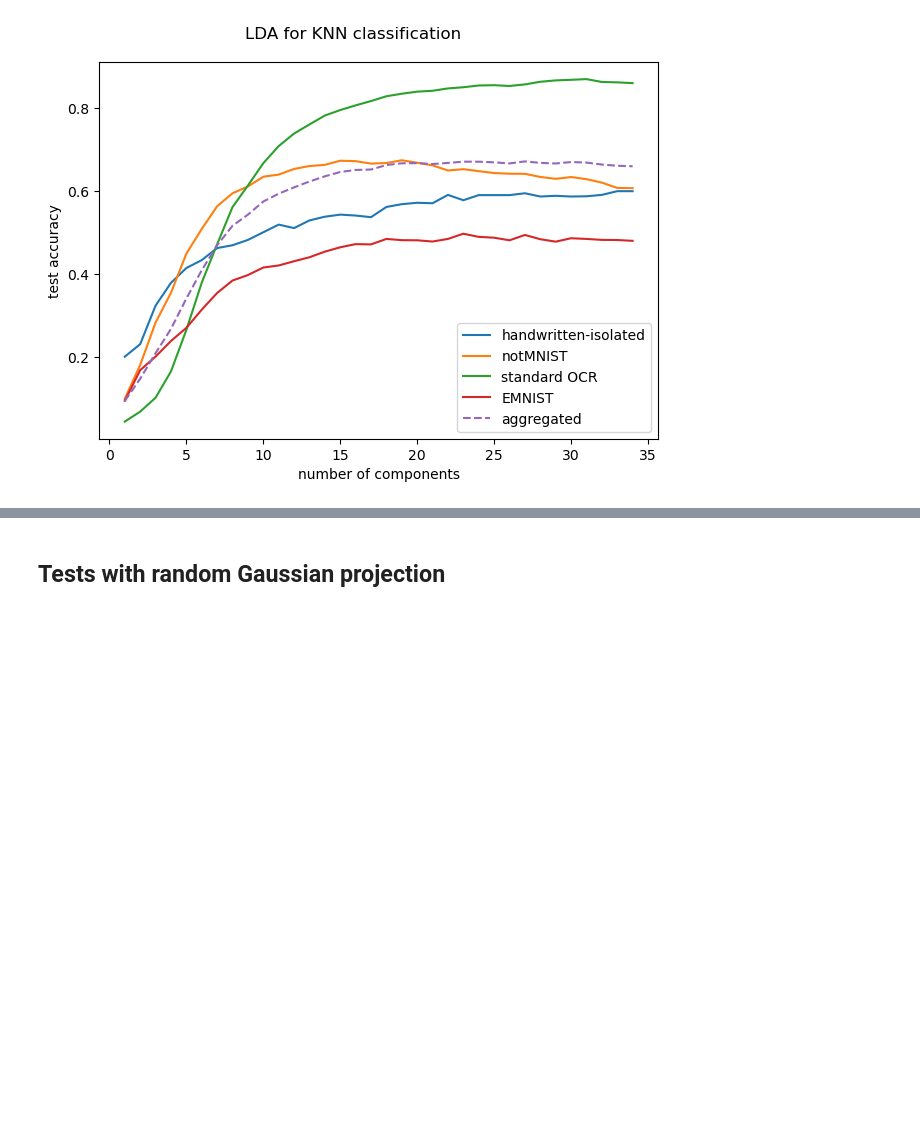
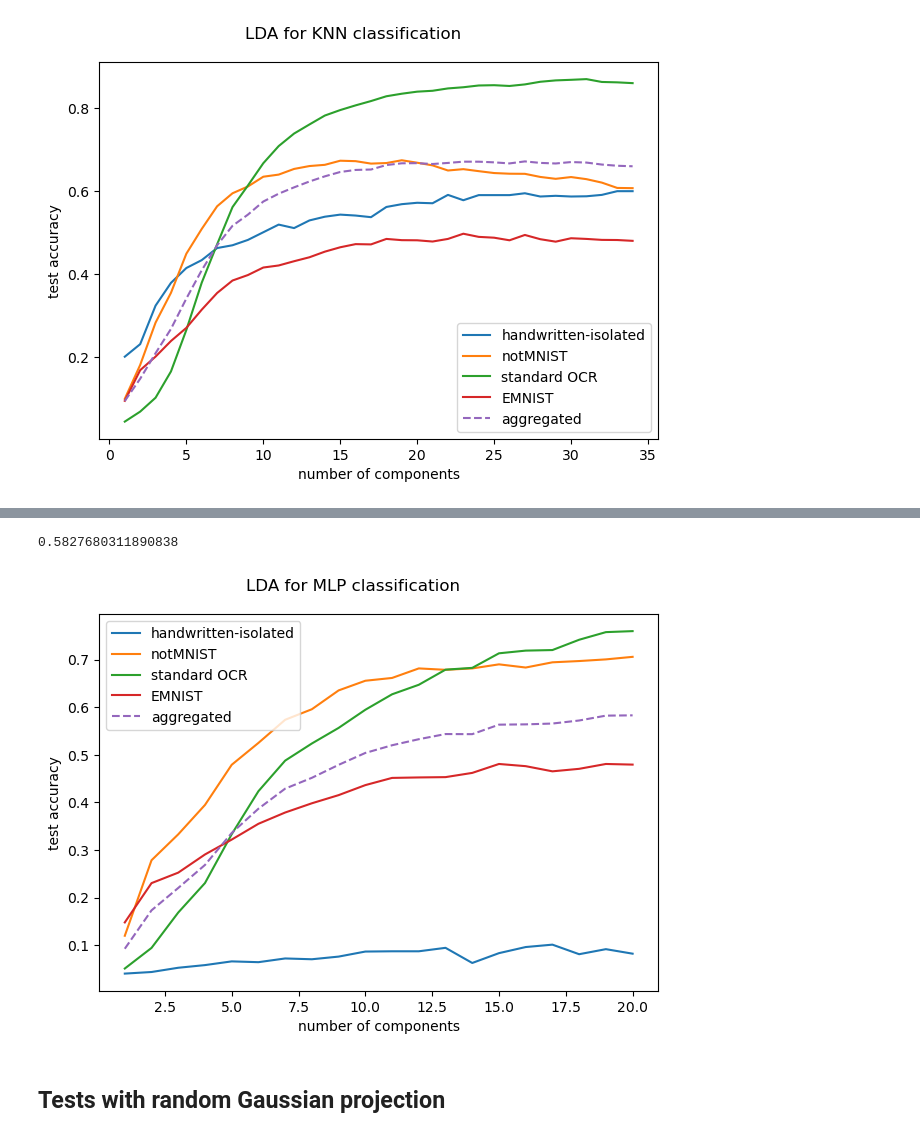
Before and after one commit to jerukan/ece271b-project, a Jupyter notebook: prcode.ipynb, the cells around one changed output, grey strips where cells are left out. Saved outputs shown, nothing was run; the diff lists cells and outputs as text; code cells hidden in the pictures; blank space fills up the shorter version.

```diff
--- a/prcode.ipynb
+++ b/prcode.ipynb
@@ -508,0 +765,2 @@ plot_scores(knn_lda_results, range(1, 35), title="LDA for KNN classification")
+# %%
+mlp_lda_results=test_trf_models(create_mlp,ldatrf_funcs[0:20],1,20)
@@ -509,3 +907,11 @@ plot_scores(knn_lda_results, range(1, 35), title="LDA for KNN classification")
+# %%
+np.max(mlp_lda_results['aggscores'])
+# %% [output]
+0.5827680311890838
+# %%
+plot_scores(mlp_lda_results,range(1,21),title='LDA for MLP classification')
+# %% [output]
+[figure, added]
 # %% [markdown]
 ## Tests with random Gaussian projection
 # %%
```
Also changed, not shown: parts of 53 cells of this notebook, 13 other files.
